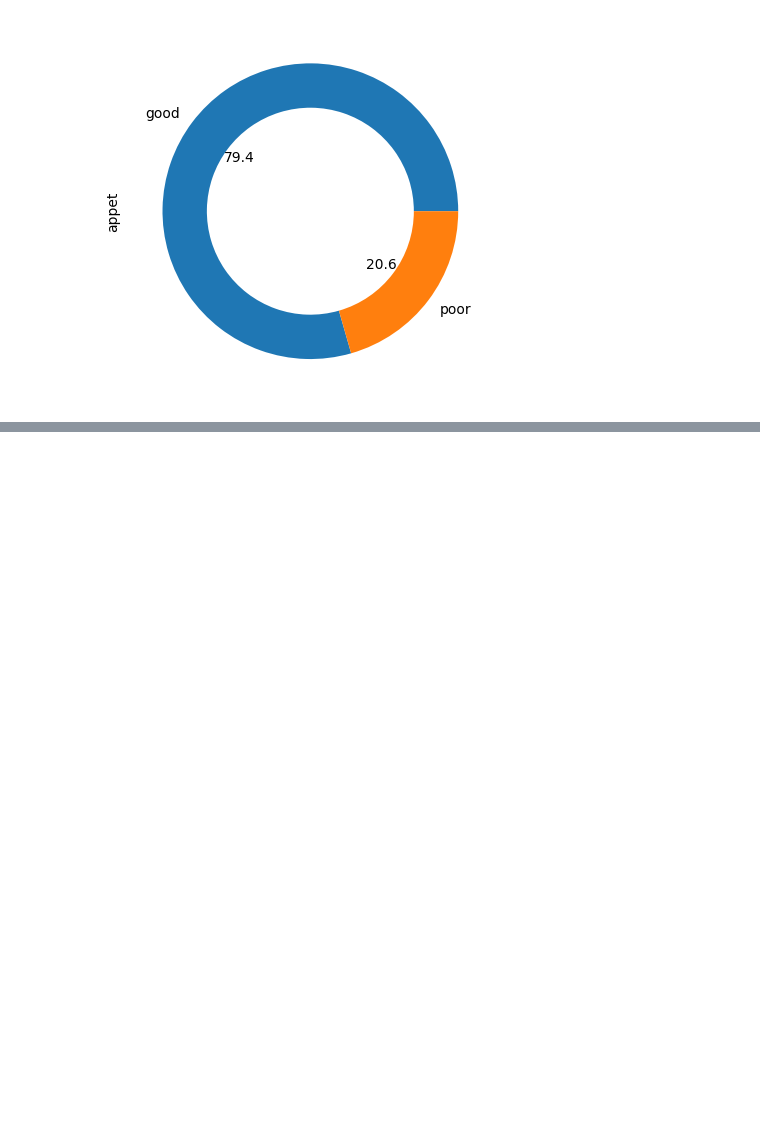
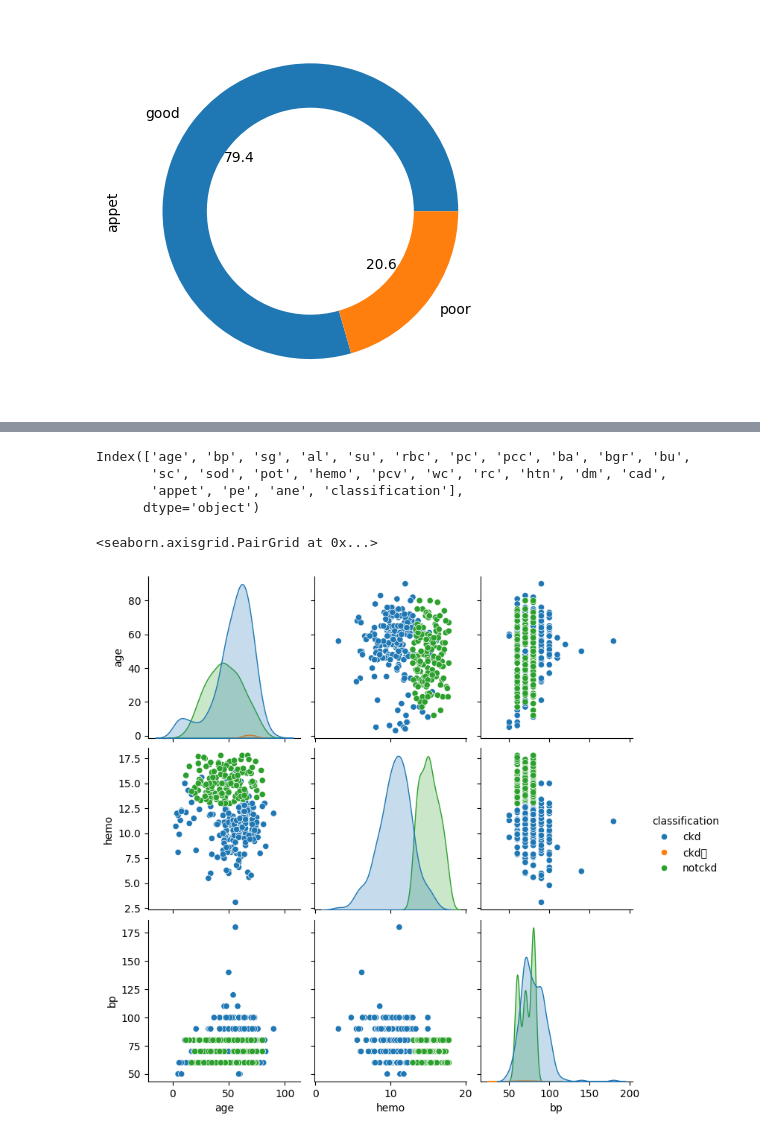
Before and after one commit to ayushzz6/Assignment-files, a Jupyter notebook: EDA_KIDNEY_DI.ipynb, the cells around one changed output, grey strips where cells are left out. Saved outputs shown, nothing was run; the diff lists cells and outputs as text; code cells hidden in the pictures; blank space fills up the shorter version.

```diff
--- a/EDA_KIDNEY_DI.ipynb
+++ b/EDA_KIDNEY_DI.ipynb
@@ -157,0 +182,14 @@ df['appet'].value_counts().plot.pie(autopct = '%1.1f', wedgeprops = dict(width =
+# %%
+df.columns
+# %% [output]
+Index(['age', 'bp', 'sg', 'al', 'su', 'rbc', 'pc', 'pcc', 'ba', 'bgr', 'bu',
+       'sc', 'sod', 'pot', 'hemo', 'pcv', 'wc', 'rc', 'htn', 'dm', 'cad',
+       'appet', 'pe', 'ane', 'classification'],
+      dtype='object')
+# %%
+sc=['age','hemo','bp', 'classification' ]
+# %%
+sns.pairplot(df[sc], hue = 'classification')
+# %% [output]
+<seaborn.axisgrid.PairGrid at 0x...>
+[figure, added]
```
Also changed, not shown: parts of 6 cells of this notebook.
